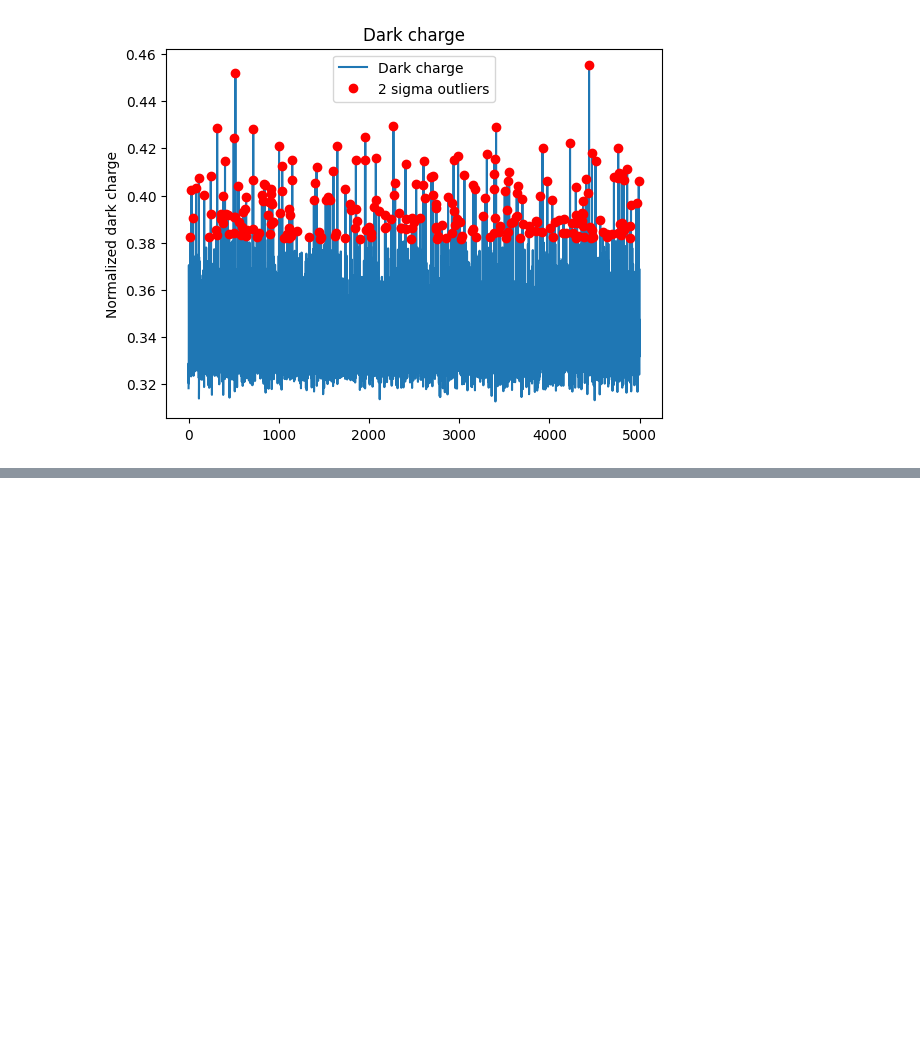
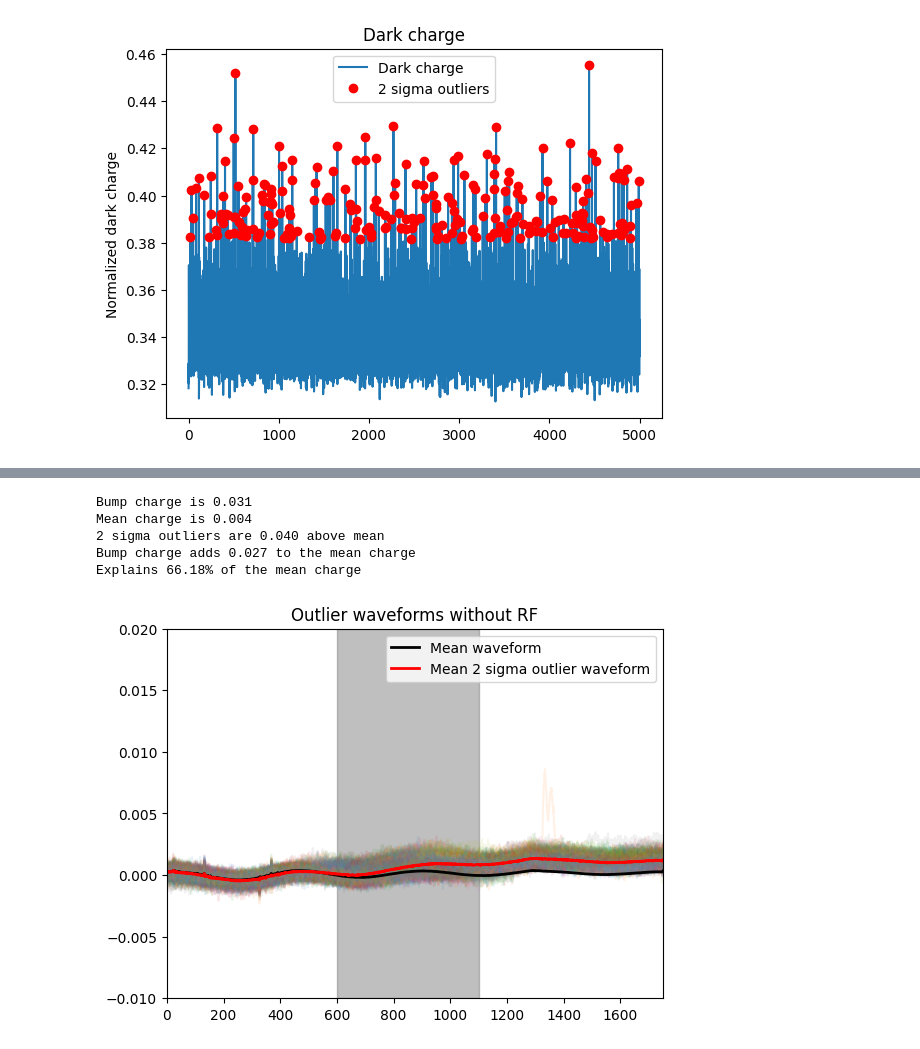
Before and after one commit to stormmathisen/dark_current_data_analysis, a Jupyter notebook: breakdown_wave_analysis.ipynb, the cells around one changed output, grey strips where cells are left out. Cells and saved outputs as stored; diff of their text form; code cells hidden in the pictures; blank space fills up the shorter version.

```diff
--- a/breakdown_wave_analysis.ipynb
+++ b/breakdown_wave_analysis.ipynb
@@ -128,0 +153,26 @@ Explains 75.32639308675965% of the mean charge
+# %%
+plt.plot(waveforms_osc[outlier_osc].T, alpha=0.1)
+
+plt.plot(np.mean(waveforms_osc, axis=0), 'k', linewidth=2, label='Mean waveform')
+plt.plot(np.mean(waveforms_osc[outlier_osc], axis=0), 'r', linewidth=2, label=f'Mean {n} sigma outlier waveform')
+plt.title('Outlier waveforms without RF')
+plt.xlim((0,1750))
+plt.ylim((-0.01, 0.02))
+
+bump_charge = np.mean(np.sum(waveforms_osc[outlier_osc,600:1100], axis=1))/normalization_value
+mean_charge = np.mean(np.sum(waveforms_osc[:, 600:1100], axis=1))/normalization_value
+print(f'Bump charge is {bump_charge:.3f}')
+print(f'Mean charge is {mean_charge:.3f}')
+print(f'{n} sigma outliers are {(n*std_osc):.3f} above mean')
+print(f'Bump charge adds {bump_charge-mean_charge:.3f} to the mean charge')
+print(f'Explains {100*(bump_charge-mean_charge)/(n*std_osc):.2f}% of the mean charge')
+plt.fill_between([600, 1100], -0.01, 0.02, color='gray', alpha=0.5)
+plt.legend()
+plt.savefig(figure_prefix + 'outlier_waveforms_osc_no_RF.png')
+# %% [output]
+Bump charge is 0.031
+Mean charge is 0.004
+2 sigma outliers are 0.040 above mean
+Bump charge adds 0.027 to the mean charge
+Explains 66.18% of the mean charge
+[figure, added]
```
Also changed, not shown: parts of 3 cells of this notebook, 4 other files.
